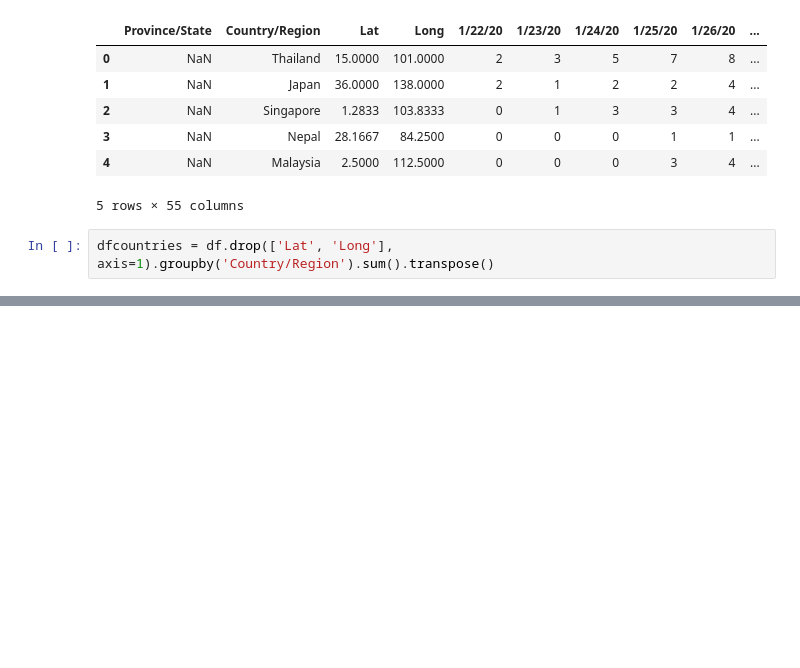
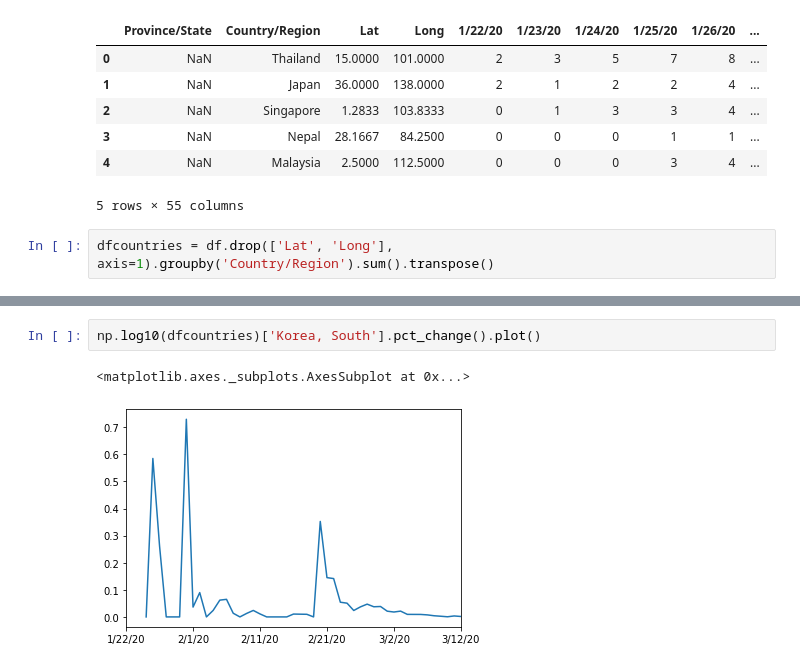
Before and after one commit to ghego/COVID-19-analyses, a Jupyter notebook: notebooks/EDA.ipynb, the cells around one changed output, grey strips where cells are left out. Cells and saved outputs as stored; diff of their text form; blank space fills up the shorter version.

```diff
--- a/notebooks/EDA.ipynb
+++ b/notebooks/EDA.ipynb
@@ -31,0 +59,5 @@ dfcountries[['Italy', 'Iran', 'US', 'China', 'United Kingdom', 'Portugal']].plot
+# %%
+np.log10(dfcountries)['Korea, South'].pct_change().plot()
+# %% [output]
+<matplotlib.axes._subplots.AxesSubplot at 0x...>
+[figure, added]
```
Also changed, not shown: parts of 14 cells of this notebook.
